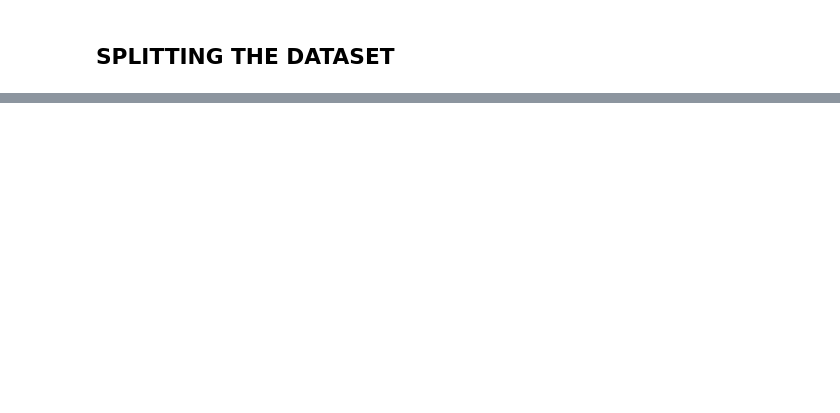
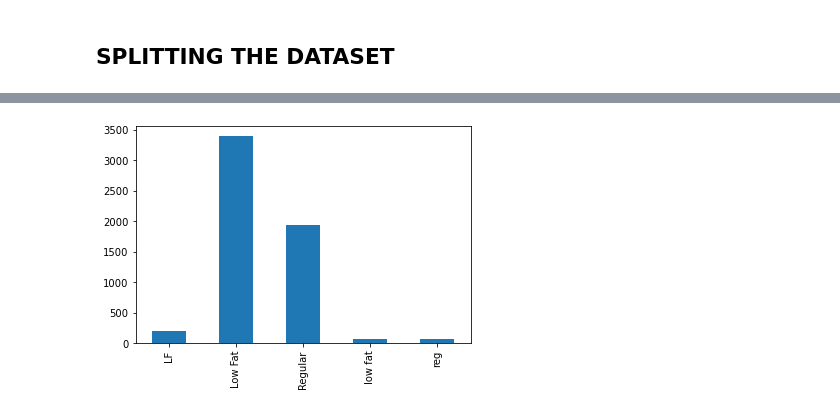
Before and after one commit to Technocolabs100/Product-Sales-Outlet-at-BigMart-Datawarehouse, a Jupyter notebook: Product Sales Outlet At BigMart.ipynb, the cells around one changed output, grey strips where cells are left out. Cells and saved outputs as stored; diff of their text form; code cells hidden in the pictures; blank space fills up the shorter version.

```diff
--- a/Product Sales Outlet At BigMart.ipynb
+++ b/Product Sales Outlet At BigMart.ipynb
@@ -15,8 +15,8 @@ from xgboost import XGBRegressor
 from sklearn.ensemble import GradientBoostingRegressor
 from sklearn.metrics import accuracy_score, mean_squared_error, r2_score
 # %%
-train_data= pd.read_csv("train.csv")
-test_data= pd.read_csv("test.csv")
+train_data= pd.read_csv("C:/Users/DELL/Product-Sales-Outlet-at-BigMart-Datawarehouse/Product-Sales-Outlet-at-BigMart-Datawarehouse/train.csv")
+test_data= pd.read_csv("C:/Users/DELL/Product-Sales-Outlet-at-BigMart-Datawarehouse/Product-Sales-Outlet-at-BigMart-Datawarehouse/test.csv")
 print("train_shape:", train_data.shape)
 print("test_shape:", test_data.shape)
 # %% [output]
@@ -168,0 +218,4 @@ train_x, val_x, train_y, val_y= train_test_split(X,y, test_size= 0.2, random_sta
+# %%
+test_data['Item_Fat_Content'].value_counts().sort_index().plot.bar();
+# %% [output]
+[figure, added]
```
Also changed, not shown: parts of 24 cells of this notebook, 1 other file.
